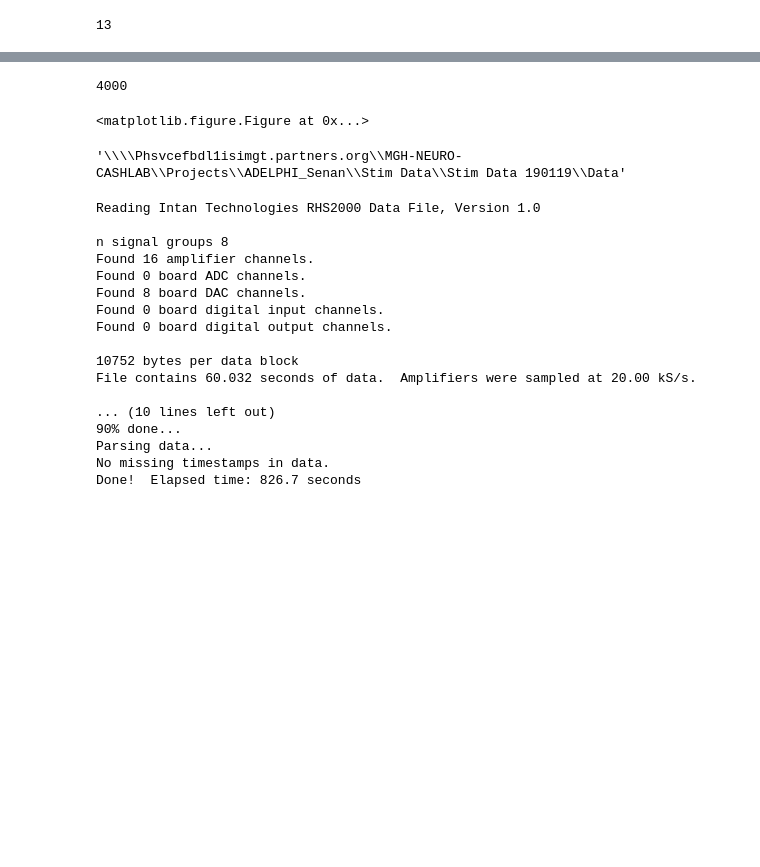
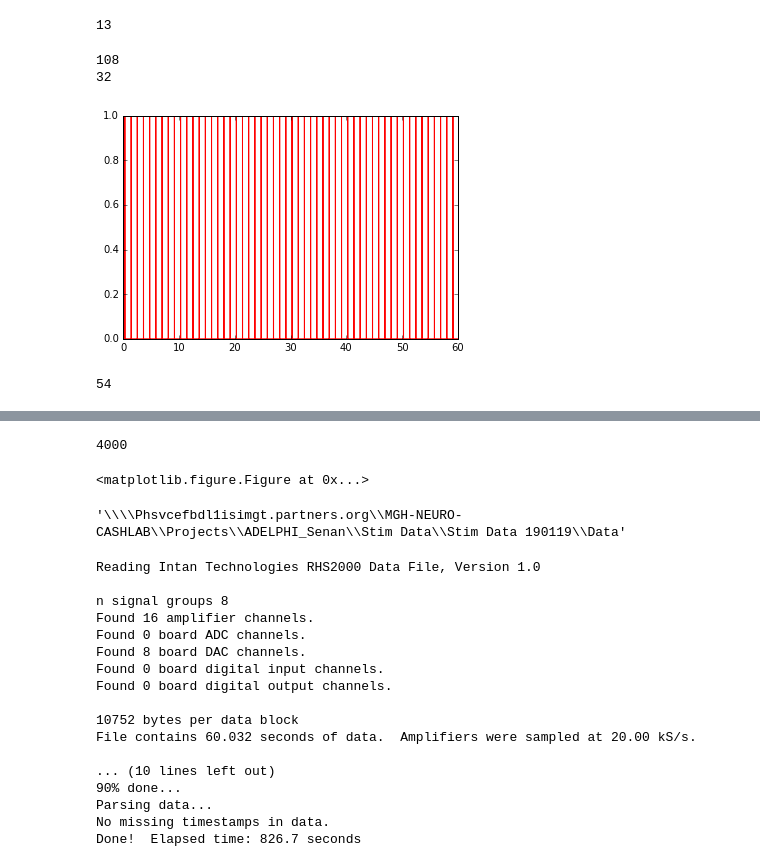
Before and after one commit to senane/ADELPHI, a Jupyter notebook: Stim Analysis/StimAnalysis.ipynb, the cells around one changed output, grey strips where cells are left out. Cells and saved outputs as stored; diff of their text form; code cells hidden in the pictures; blank space fills up the shorter version.

Commit message:
completed stim analysis

```diff
--- a/Stim Analysis/StimAnalysis.ipynb
+++ b/Stim Analysis/StimAnalysis.ipynb
@@ -30,0 +57,37 @@ samp = sig.decimate(data, 10)
+# %%
+stimdat = dat['stim_data']
+stimtrig = 1*(stimdat > 0)
+# print(np.max(stimtrig))
+print(np.sum((stimtrig[12])))
+print(len(stimtrig))
+# print(stimtrig[12][17000:18000])
+
+starttime = 0 # time from which start plot (sec)
+stoptime = 60 # time at which to end plot (sec)
+start = int(origFs*starttime)
+stop = int(origFs*stoptime)
+
+fig = plt.figure()
+plt.plot(np.arange(starttime, stoptime, 1/origFs), stimtrig[12][start:stop], 'r' )
+
+print('\n')
+
+w = 0
+x = 0
+for i in range(1,len(stimtrig[12])):
+    if(stimtrig[12][i] - stimtrig[12][i-1] > 0):
+               # print('a ' + str(i))
+               w+=1
+
+for i in range(1,len(stimtrig[28])):
+    if(stimtrig[28][i] - stimtrig[28][i-1] > 0):
+               # print('b ' + str(i))
+               x+=1
+# %% [output]
+108
+32
+[figure, added]
+# %%
+x
+# %% [output]
+54
```
Also changed, not shown: parts of 41 cells of this notebook.
